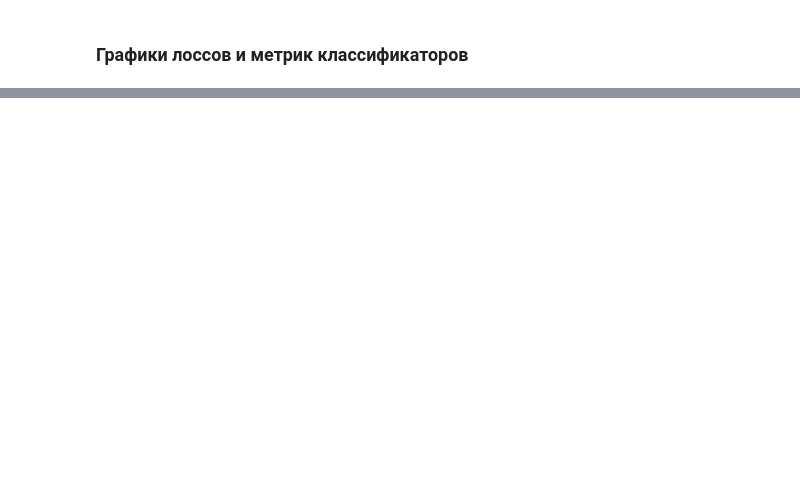
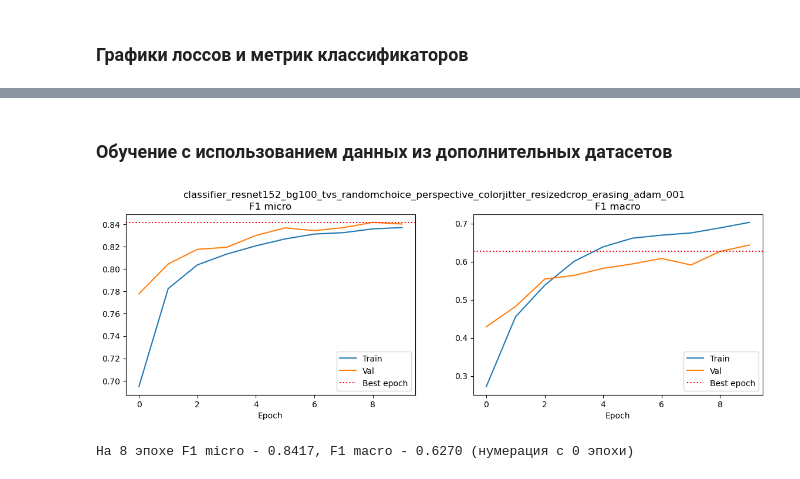
Before and after one commit to Denis-R-V/TSR, a Jupyter notebook: 4.4.classifier_eval.ipynb, the cells around one changed output, grey strips where cells are left out. Saved outputs shown, nothing was run; the diff lists cells and outputs as text; code cells hidden in the pictures; blank space fills up the shorter version.

```diff
--- a/4.4.classifier_eval.ipynb
+++ b/4.4.classifier_eval.ipynb
@@ -219,3 +183,10 @@ def plot_loss_metrics(file_path):
+# %% [markdown]
+### Обучение с использованием данных из дополнительных датасетов
+# %%
+plot_loss_metrics(os.path.join('checkpoints','classifier_resnet152_bg100_tvs_randomchoice_perspective_colorjitter_resizedcrop_erasing_adam_001_metrics.json'))
+# %% [output]
+[figure, added]
+На 8 эпохе F1 micro - 0.8417, F1 macro - 0.6270 (нумерация с 0 эпохи)
 # %%
 plot_loss_metrics(os.path.join('checkpoints', 'classifier_resnet152_add_signs_bg300_tvs_randomchoice_perspective_colorjitter_resizedcrop_erasing_adam_001_amsgrad_sh_7_01_b32_metrics.json'))
 # %% [output]
```
Also changed, not shown: parts of 72 cells of this notebook, 2 other files.
